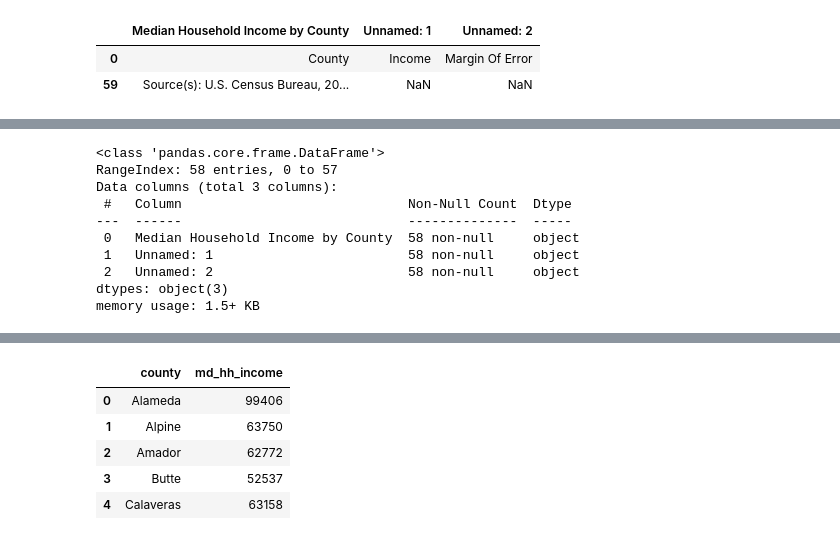
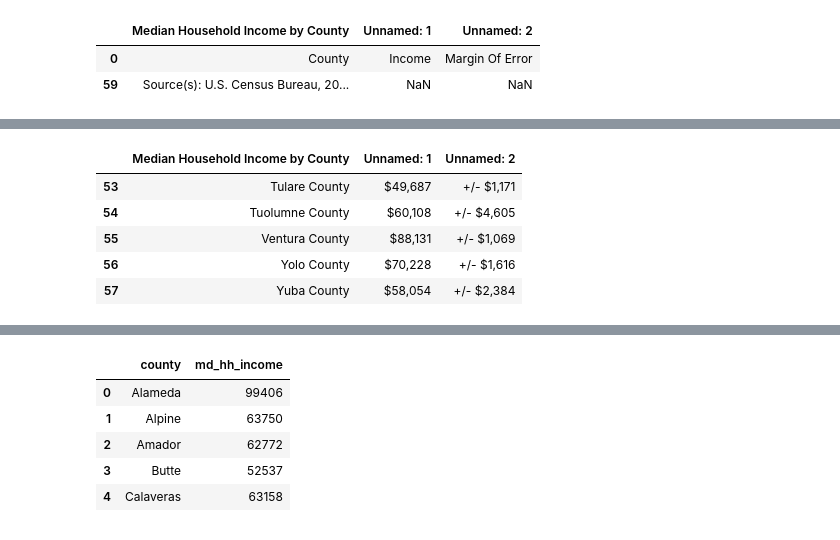
Before and after one commit to Xtys/DSI3-323232, a Jupyter notebook: project_1/code/starter-code.ipynb, the cells around one changed output, grey strips where cells are left out. Drawn from its saved outputs; the diff is of its cells as text; code cells hidden in the pictures.

```diff
--- a/project_1/code/starter-code.ipynb
+++ b/project_1/code/starter-code.ipynb
@@ -868 +889,10 @@ income_c.reset_index(drop=True, inplace=True)
+# %%
+income_c.tail()
+# %% [output]
+|  | Median Household Income by County | Unnamed: 1 | Unnamed: 2 |
+| 53 | Tulare County | $49,687 | +/- $1,171 |
+| 54 | Tuolumne County | $60,108 | +/- $4,605 |
+| 55 | Ventura County | $88,131 | +/- $1,069 |
+| 56 | Yolo County | $70,228 | +/- $1,616 |
+| 57 | Yuba County | $58,054 | +/- $2,384 |
 # %%
@@ -870,14 +900 @@ income_c.reset_index(drop=True, inplace=True)
 income_c['Unnamed: 1'] = income_c['Unnamed: 1'].str.replace('$','').str.replace(',','')
-# %%
-income_c.info()
-# %% [output]
-<class 'pandas.core.frame.DataFrame'>
-RangeIndex: 58 entries, 0 to 57
-Data columns (total 3 columns):
- #   Column                             Non-Null Count  Dtype
----  ------                             --------------  -----
- 0   Median Household Income by County  58 non-null     object
- 1   Unnamed: 1                         58 non-null     object
- 2   Unnamed: 2                         58 non-null     object
-dtypes: object(3)
-memory usage: 1.5+ KB
```
Also changed, not shown: parts of 41 cells of this notebook.
